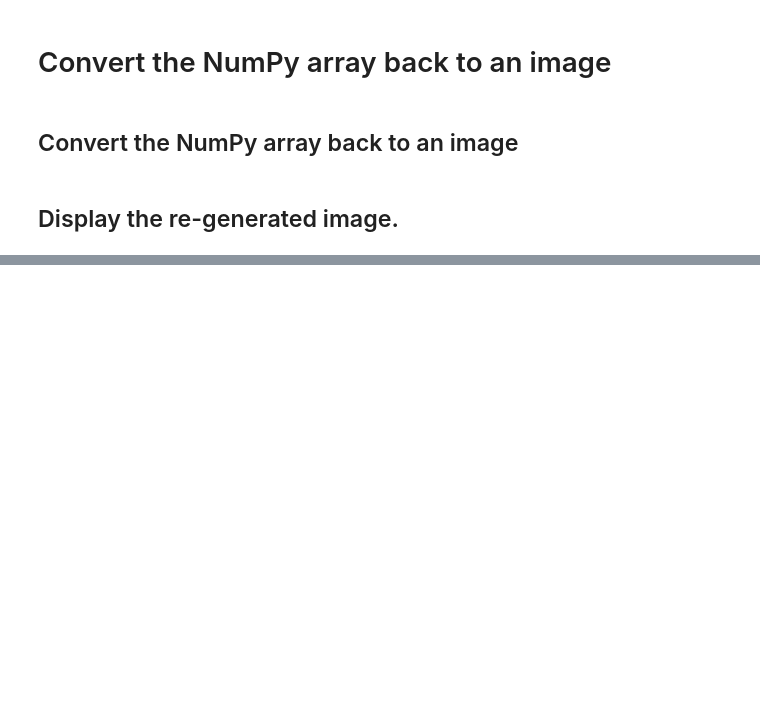
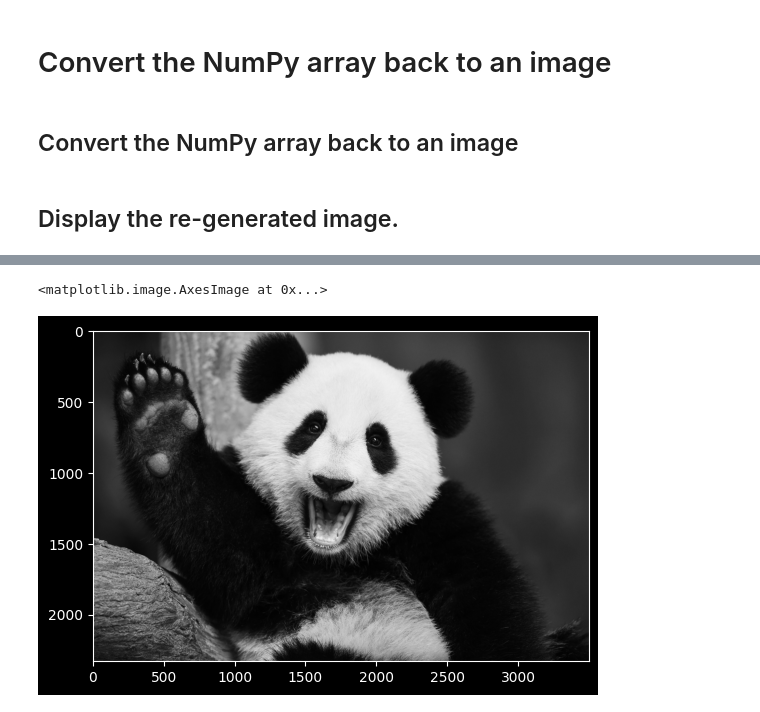
Before and after one commit to Muhammad-Bilal1605/LearningAI, a Jupyter notebook: scripts/assignment_5_image_processing_using_numpy.ipynb, the cells around one changed output, grey strips where cells are left out. Drawn from its saved outputs; the diff is of its cells as text; code cells hidden in the pictures; blank space fills up the shorter version.

```diff
--- a/scripts/assignment_5_image_processing_using_numpy.ipynb
+++ b/scripts/assignment_5_image_processing_using_numpy.ipynb
@@ -86,3 +95,13 @@ converted_image.show()
+# %%
+img = Image.fromarray(image_array, mode="RGB")
+gray_img = img.convert("L")
+gray_array=np.array(gray_img)
+plt.imshow(gray_array,cmap="gray")
+
+# for grayscale have to mention cmap="gray"
+# %% [output]
+<matplotlib.image.AxesImage at 0x...>
+[figure, added]
 # %%
 red_scale = image_array.copy()
 
```
Also changed, not shown: parts of 18 cells of this notebook, 1 other file.
